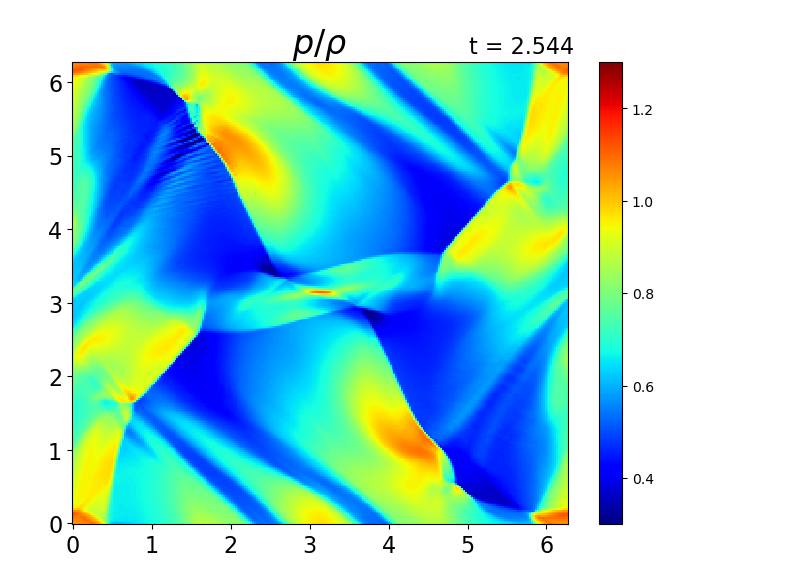
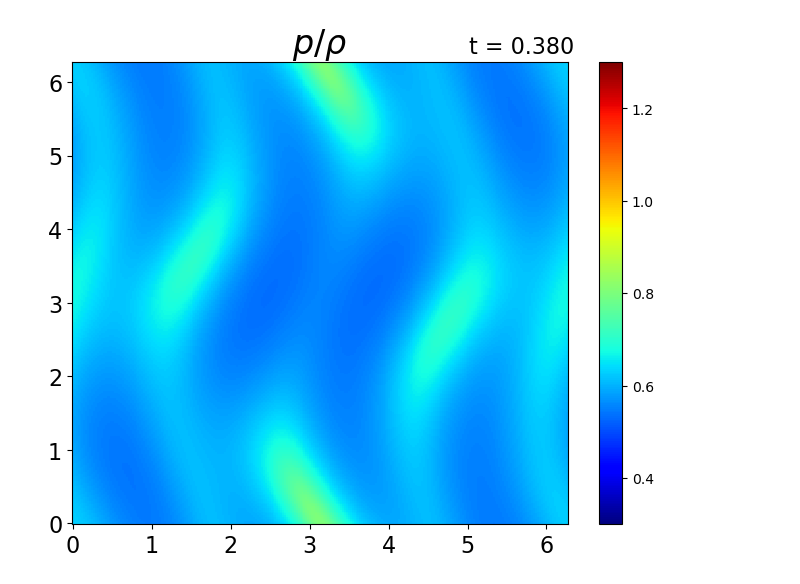
Before and after one commit to keita-akutagawa/IdealMHD_cpp, a Jupyter notebook: examples_2D/orszag_tang/orszag_tang_without_divB_cleaner.ipynb, the cells around one changed output. Saved outputs shown, nothing was run; the diff lists cells and outputs as text; code cells hidden in the pictures.

```diff
--- a/examples_2D/orszag_tang/orszag_tang_without_divB_cleaner.ipynb
+++ b/examples_2D/orszag_tang/orszag_tang_without_divB_cleaner.ipynb
@@ -44,31 +44,31 @@ G_bar = np.zeros(G.shape)
 # %%
 fig = plt.figure(figsize=(8, 6))
 ax1 = fig.add_subplot(111)
 
 log = np.loadtxt("log.txt", delimiter=',')
-step = 700
+step = 100
 U = np.loadtxt(f"results/orszag_tang_{step}.txt", delimiter=',').reshape(8, nx, ny)
 rho = U[0, :, :]
 u = U[1, :, :] / rho
 v = U[2, :, :] / rho
 w = U[3, :, :] / rho
 Bx = U[4, :, :]
 By = U[5, :, :]
 Bz = U[6, :, :]
 e = U[7, :, :]
 p = (gamma-1) * (e - rho*(u**2+v**2+w**2)/2 - (Bx**2+By**2+Bz**2)/2)
 magnetic_pressure = 1/2 * (Bx**2+By**2+Bz**2)
 pT = p + magnetic_pressure
 
 contour = ax1.pcolormesh(X, Y, (p/rho).T, vmin=0.3, vmax=1.3, cmap='jet')
 cbar = plt.colorbar(contour, ax=ax1)
 
 ax1.set_title(r"$p/\rho$", fontsize=24)
 ax1.text(0.8, 1.02, f"t = {log[int(step/10)][1]:.3f}", transform=ax1.transAxes, fontsize=16)
 ax1.tick_params(labelsize=16)
 plt.show()
 # %% [output]
-[figure, old version]
+[figure, new version]
 # %%
 fig = plt.figure(figsize=(8, 6))
 ax1 = fig.add_subplot(111)
```
Also changed, not shown: parts of 1 cell of this notebook, 8 other files.
